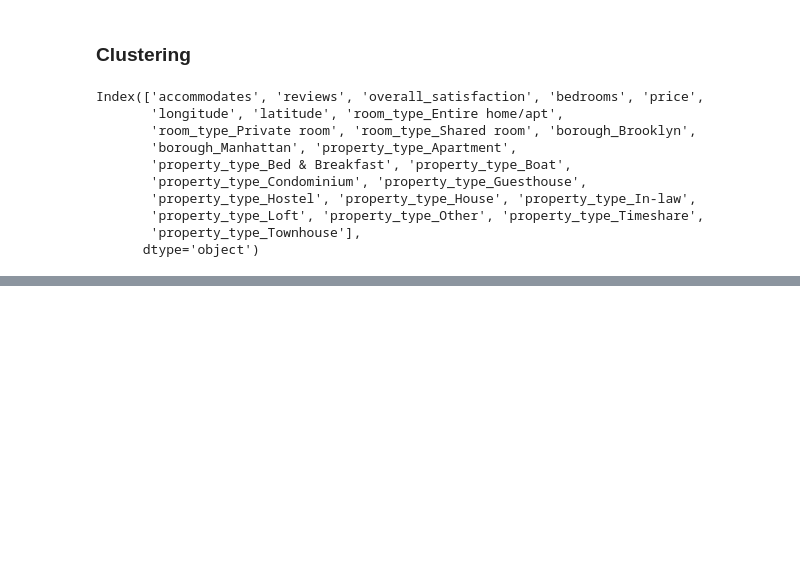
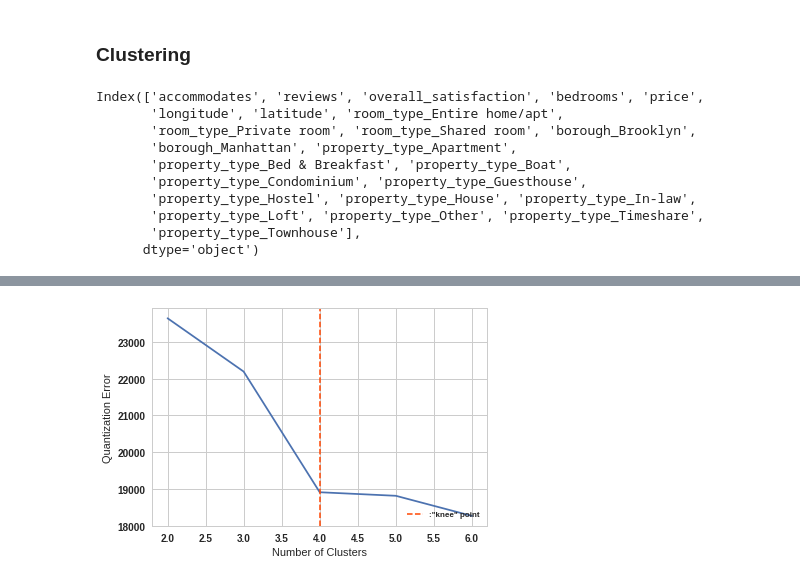
Before and after one commit to edwardfang/IDA_SUSTech_Assignment, a Jupyter notebook: Analysis.ipynb, the cells around one changed output, grey strips where cells are left out. Drawn from its saved outputs; the diff is of its cells as text; code cells hidden in the pictures; blank space fills up the shorter version.

```diff
--- a/Analysis.ipynb
+++ b/Analysis.ipynb
@@ -676,3 +676,7 @@ def ClusterTest(trainDataset, n_clusters, figureName, plotDataset):
     pca1_3d.figure.set_size_inches(8,5)
     plt.savefig('images/%s-%d.png' % (figureName, n_clusters) , format='png', dpi=200)
     plt.show()
+    quan_error = 0
+    for i in range(trainDataset.shape[0]):
+        quan_error += np.sum(np.abs(trainDataset.iloc[i,:] - kmeans.cluster_centers_[kmeans.labels_[i]]))
+    return quan_error
@@ -730,0 +683,9 @@ X_tilde1.describe()
+# %%
+quan_error1 = []
+quan_error2 = []
+for i in range(2,7):
+    quan_error1.append(ClusterTest(datanorm1, i, 'KMeans-trainbywhole',X_tilde1))
+print(quan_error1)
+for i in range(2,7):
+    quan_error2.append(ClusterTest(X_tilde1.loc[:,['x','y','z']], i, 'KMeans-trainbyPCA',X_tilde1))
+print(quan_error2)
@@ -730,0 +705,9 @@ X_tilde1.describe()
+# %%
+plt.plot(np.arange(5)+2, quan_error1)
+plt.xlabel("Number of Clusters")
+plt.ylabel("Quantization Error")
+plt.axvline(x = 4, linewidth=1.5, color = 'orangered',linestyle="--", label = ':"knee" point')
+plt.legend(loc = 'lower left',prop={'size':8})
+plt.show()
+# %% [output]
+[figure, added]
```
Also changed, not shown: parts of 16 cells of this notebook, 6 other files.
